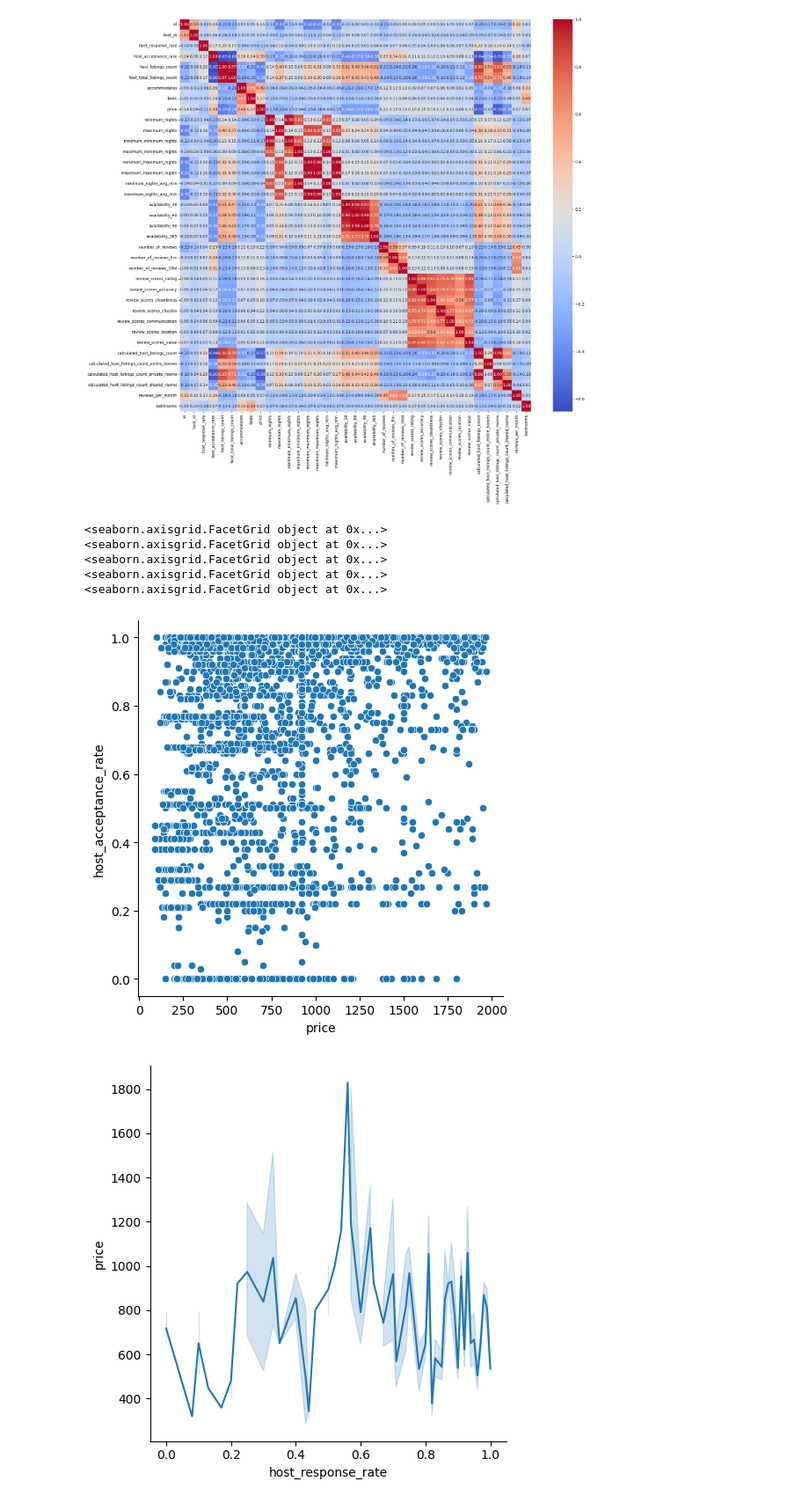
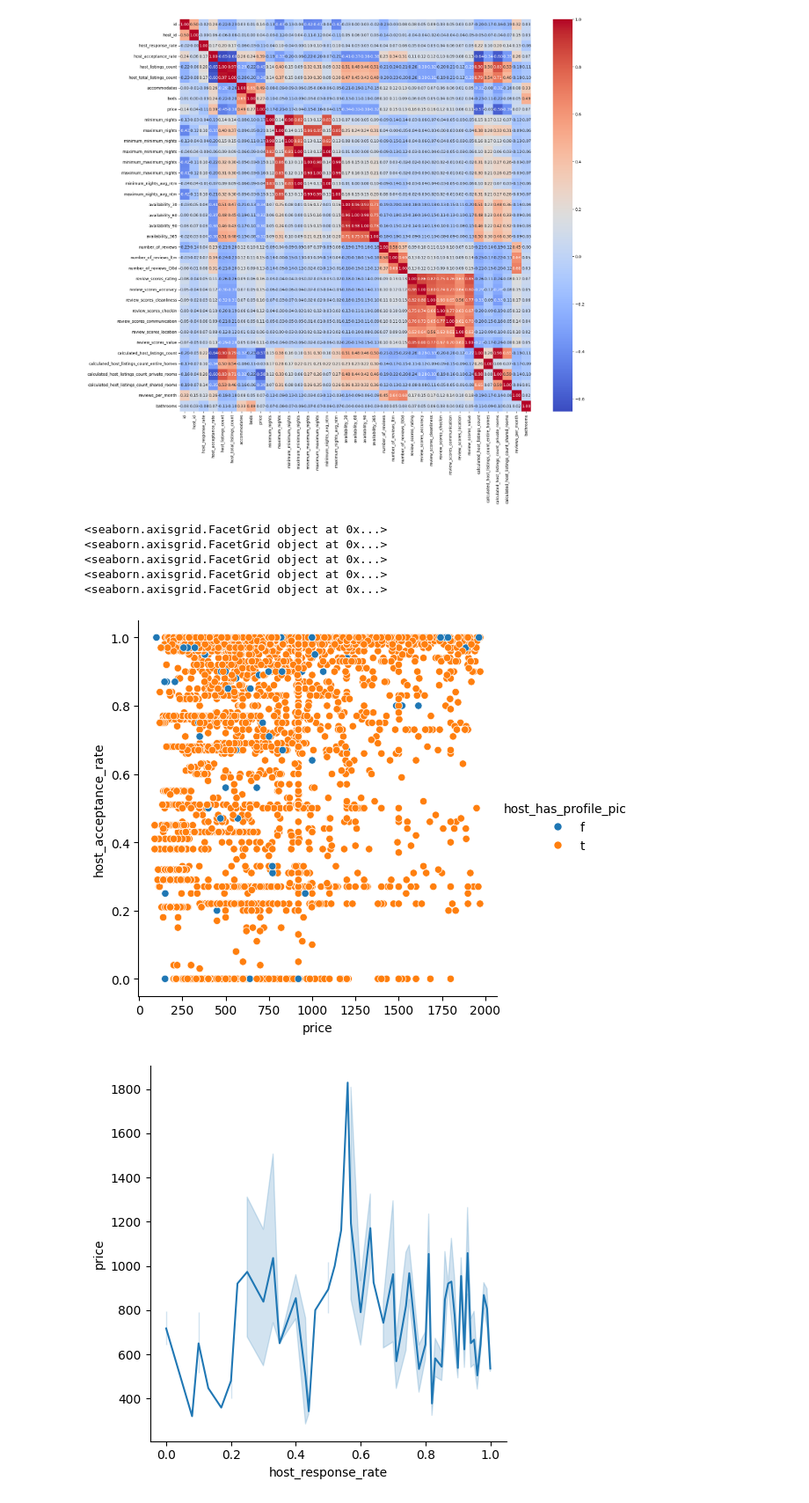
Before and after one commit to alelledo/Hong-Kong_project, a Jupyter notebook: Hong-Kong-project.ipynb, the cells around one changed output. Shown at 88% size. Saved outputs shown, nothing was run; the diff lists cells and outputs as text; code cells hidden in the pictures.

```diff
--- a/Hong-Kong-project.ipynb
+++ b/Hong-Kong-project.ipynb
@@ -233,18 +236,18 @@ sns.heatmap(num_columns.corr(), annot=True, cmap='coolwarm', fmt=".2f")
 <Axes: >
 [figure]
 # %%
-sns.relplot(data=listings, x="price", y="host_acceptance_rate")
+sns.relplot(data=listings, x="price", y="host_acceptance_rate", hue='host_has_profile_pic')
 print(sns.relplot(data=listings, x="host_response_rate", y="price", kind='line'))
 print(sns.relplot(data=listings, x="host_total_listings_count", y="price", kind='line'))
 print(sns.relplot(data=listings, x="accommodates", y="price", kind='line'))
 print(sns.relplot(data=listings, x="beds", y="price", kind='line'))
 print(sns.relplot(data=listings, x="bathrooms", y="price", kind='line'))
 # %% [output]
 <seaborn.axisgrid.FacetGrid object at 0x...>
 <seaborn.axisgrid.FacetGrid object at 0x...>
 <seaborn.axisgrid.FacetGrid object at 0x...>
 <seaborn.axisgrid.FacetGrid object at 0x...>
 <seaborn.axisgrid.FacetGrid object at 0x...>
-[figure, old version]
+[figure, new version]
-[figure, old version]
+[figure, new version]
 [figure]
```
Also changed, not shown: parts of 10 cells of this notebook.
